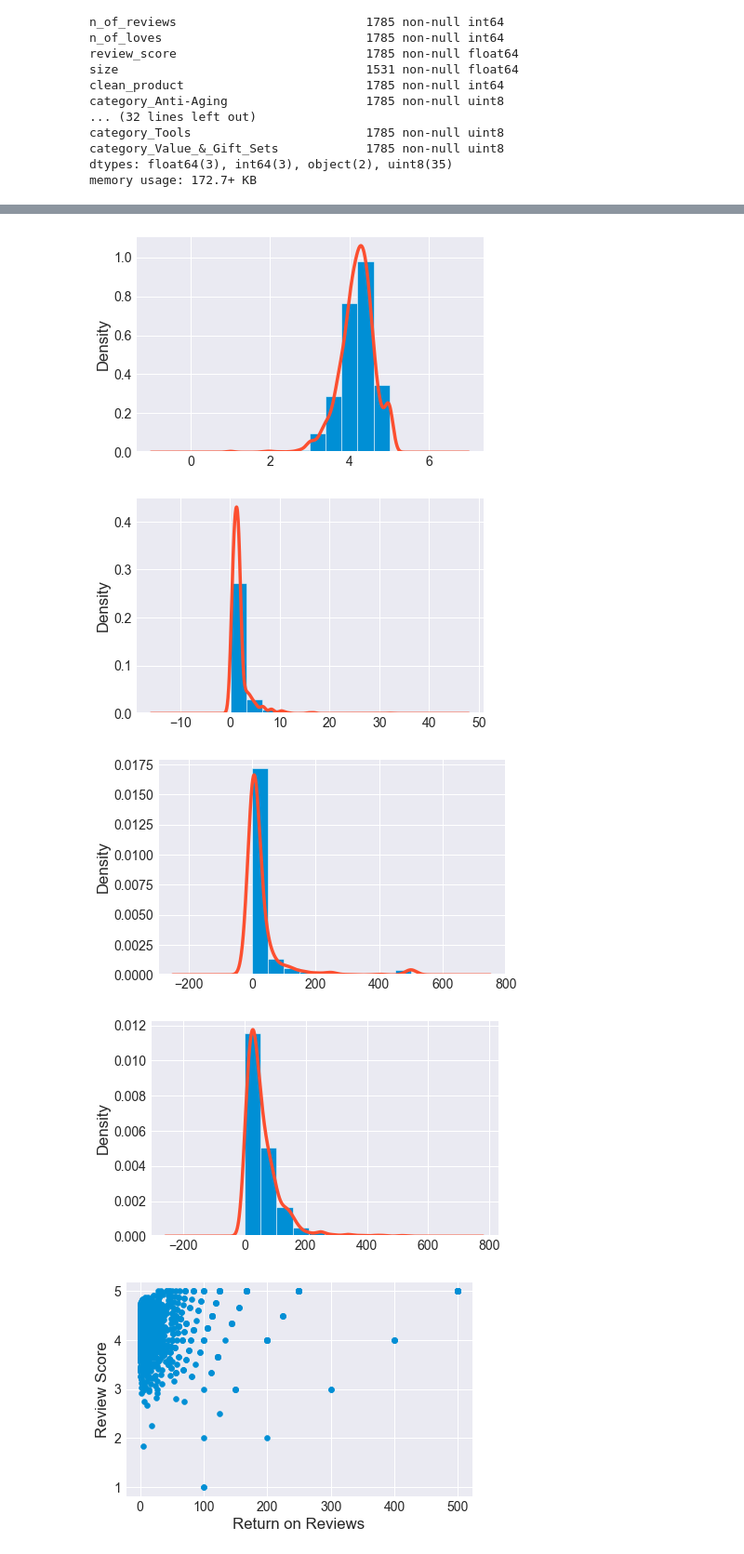
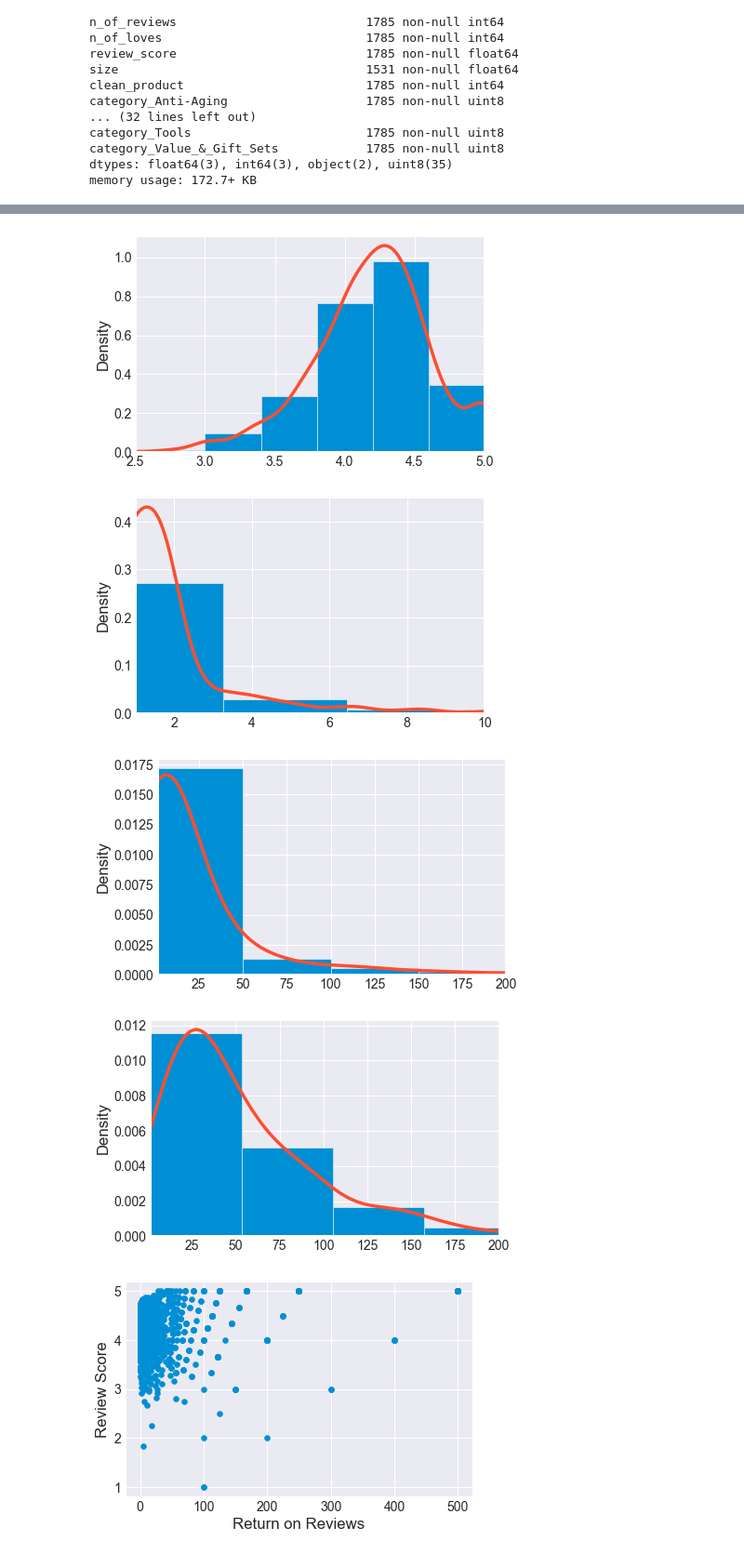
Before and after one commit to fpleoni/i_feel_pretty, a Jupyter notebook: src/Data Wrangling with Pandas.ipynb, the cells around one changed output, grey strips where cells are left out. Shown at 93% size. Cells and saved outputs as stored; diff of their text form; code cells hidden in the pictures.

```diff
--- a/src/Data Wrangling with Pandas.ipynb
+++ b/src/Data Wrangling with Pandas.ipynb
@@ -143,27 +146,31 @@ plt.show()
 # %%
 skincare_df["review_score"].plot.hist(normed = True)
 skincare_df["review_score"].plot.kde(linewidth = 3.5)
+plt.xlim(2.5, 5)
 plt.show()
 # %% [output]
-[figure, old version]
+[figure, new version]
 # %%
 skincare_df["size"].plot.hist(normed = True)
 skincare_df["size"].plot.kde(linewidth = 3.5)
+plt.xlim(1, 10)
 plt.show()
 # %% [output]
-[figure, old version]
+[figure, new version]
 # %%
 skincare_df["return_on_reviews"].plot.hist(normed = True)
 skincare_df["return_on_reviews"].plot.kde(linewidth = 3.5)
+plt.xlim(1, 200)
 plt.show()
 # %% [output]
-[figure, old version]
+[figure, new version]
 # %%
 skincare_df["price_per_ounce"].plot.hist(normed = True)
 skincare_df["price_per_ounce"].plot.kde(linewidth = 3.5)
+plt.xlim(1, 200)
 plt.show()
 # %% [output]
-[figure, old version]
+[figure, new version]
 # %%
 # Create a new DF with only numbers
 pretty_numbers = skincare_df.drop(["brand", "name"], axis=1).copy()
```
Also changed, not shown: parts of 4 cells of this notebook, 2 other files.
